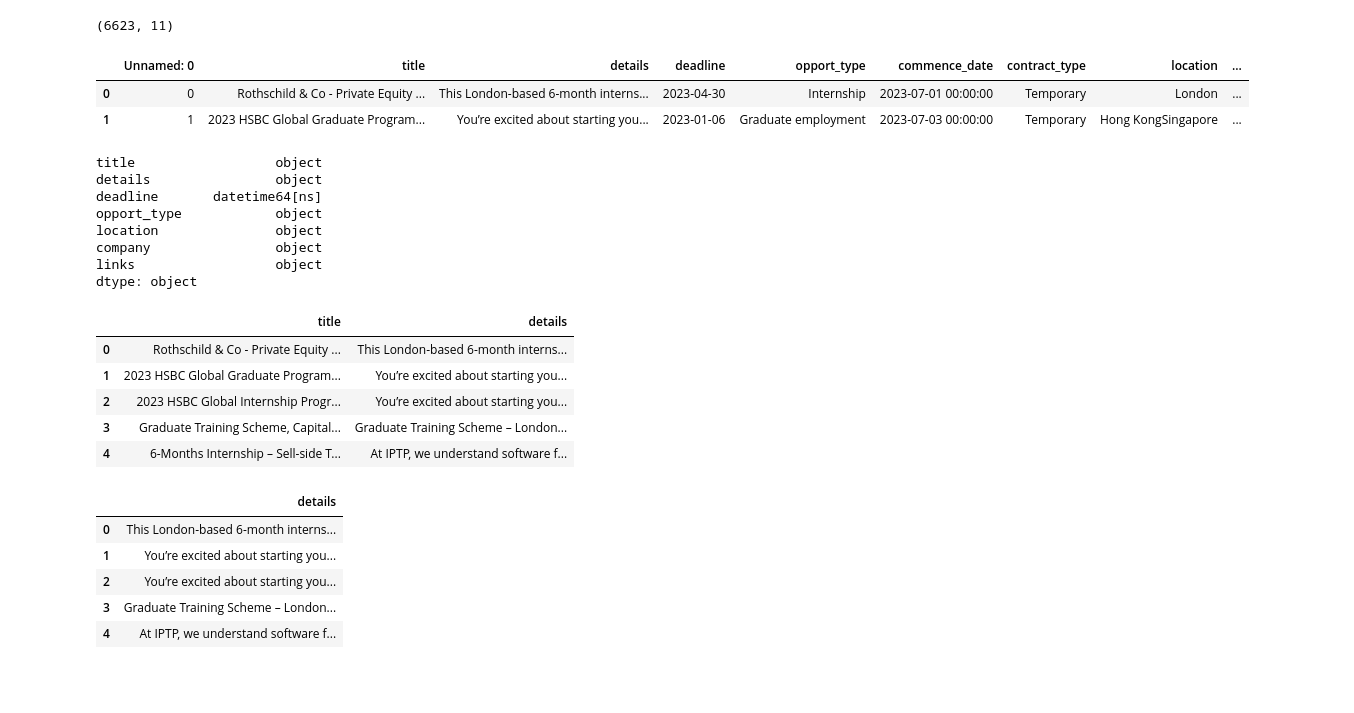
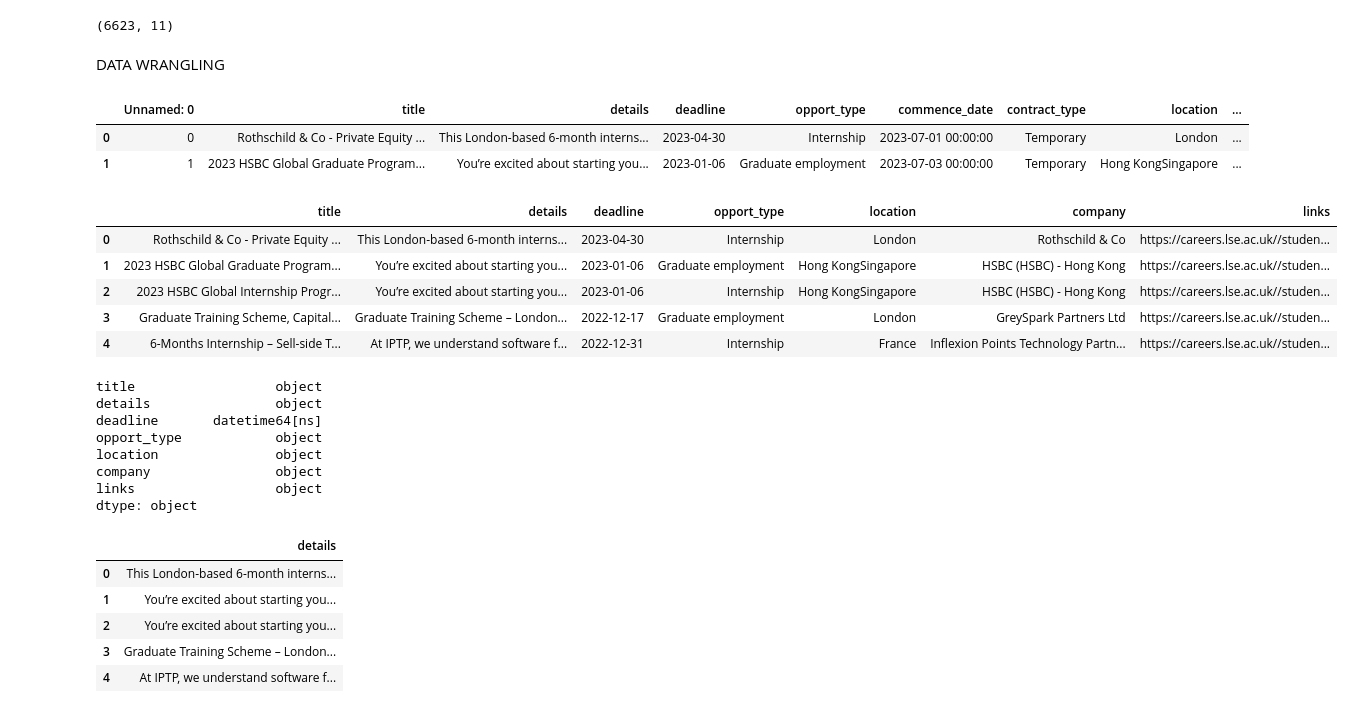
Before and after one commit to ethanvirtudazo/DS105_Project, a Jupyter notebook: text_pipeline.ipynb, the cells around one changed output. Saved outputs shown, nothing was run; the diff lists cells and outputs as text; code cells hidden in the pictures; blank space fills up the shorter version.

```diff
--- a/text_pipeline.ipynb
+++ b/text_pipeline.ipynb
@@ -16,6 +17,8 @@ df_import = pd.read_excel(path)
 df_import.shape
 # %% [output]
 (6623, 11)
+# %% [markdown]
+DATA WRANGLING
 # %%
 df_import.head(2)
 # %% [output]
@@ -24,40 +27,38 @@ df_import.head(2)
 | 1 | 1 | 2023 HSBC Global Graduate Program... | You’re excited about starting you... | 2023-01-06 | Graduate employment | 2023-07-03 00:00:00 | Temporary | Hong KongSingapore | ... |
 # %%
 df1 = df_import.iloc[:, 1:5]
-df1.head()
 
 df2 = df_import.iloc[:, [7,9,10]]
-df2.head()
 
 pdList = [df1,df2]
 df = pd.concat(pdList,axis=1)
 df.head()
-
-df.shape
-
-types = df.dtypes
-print(types)
-
-df_title = df.iloc[:,0]
-df_text_both = df.iloc[:, [0,1]]
-df_text = df.iloc[:, [1]]
-
-df_text_both.head()
 # %% [output]
-title                  object
-details                object
-deadline       datetime64[ns]
-opport_type            object
-location               object
-company                object
-links                  object
-dtype: object
-|  | title | details |
-| 0 | Rothschild & Co - Private Equity ... | This London-based 6-month interns... |
-| 1 | 2023 HSBC Global Graduate Program... | You’re excited about starting you... |
-| 2 | 2023 HSBC Global Internship Progr... | You’re excited about starting you... |
-| 3 | Graduate Training Scheme, Capital... | Graduate Training Scheme – London... |
-| 4 | 6-Months Internship – Sell-side T... | At IPTP, we understand software f... |
+|  | title | details | deadline | opport_type | location | company | links |
+| 0 | Rothschild & Co - Private Equity ... | This London-based 6-month interns... | 2023-04-30 | Internship | London | Rothschild & Co | https://careers.lse.ac.uk//studen... |
+| 1 | 2023 HSBC Global Graduate Program... | You’re excited about starting you... | 2023-01-06 | Graduate employment | Hong KongSingapore | HSBC (HSBC) - Hong Kong | https://careers.lse.ac.uk//studen... |
+| 2 | 2023 HSBC Global Internship Progr... | You’re excited about starting you... | 2023-01-06 | Internship | Hong KongSingapore | HSBC (HSBC) - Hong Kong | https://careers.lse.ac.uk//studen... |
+| 3 | Graduate Training Scheme, Capital... | Graduate Training Scheme – London... | 2022-12-17 | Graduate employment | London | GreySpark Partners Ltd | https://careers.lse.ac.uk//studen... |
+| 4 | 6-Months Internship – Sell-side T... | At IPTP, we understand software f... | 2022-12-31 | Internship | France | Inflexion Points Technology Partn... | https://careers.lse.ac.uk//studen... |
+# %%
+df.shape
+
+types = df.dtypes
+print(types)
+
+df_title = df.iloc[:,0]
+df_text = df.iloc[:, [1]]
+
+df_dline = df.iloc[:, [2]]
+# %% [output]
+title                  object
+details                object
+deadline       datetime64[ns]
+opport_type            object
+location               object
+company                object
+links                  object
+dtype: object
 # %%
 df_text.head()
 # %% [output]
```
Also changed, not shown: parts of 58 cells of this notebook.
